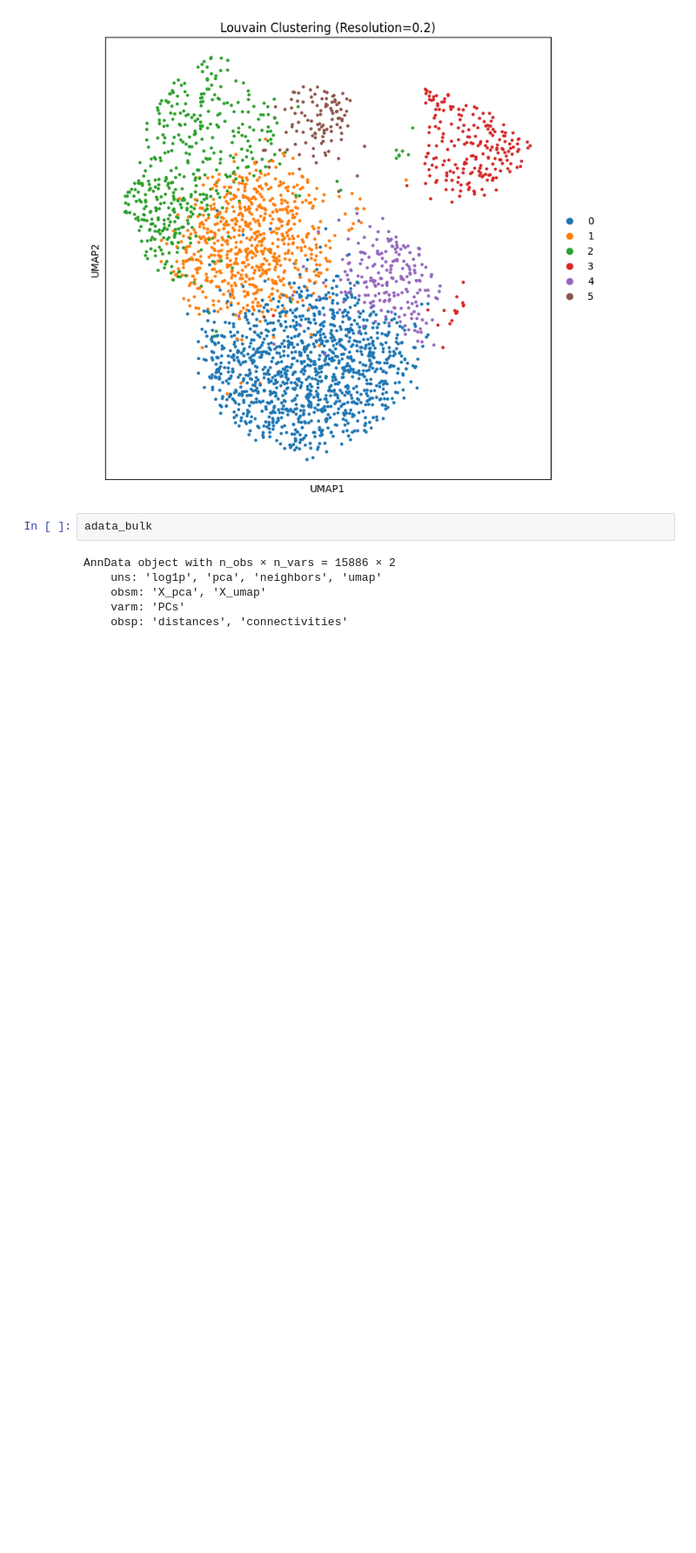
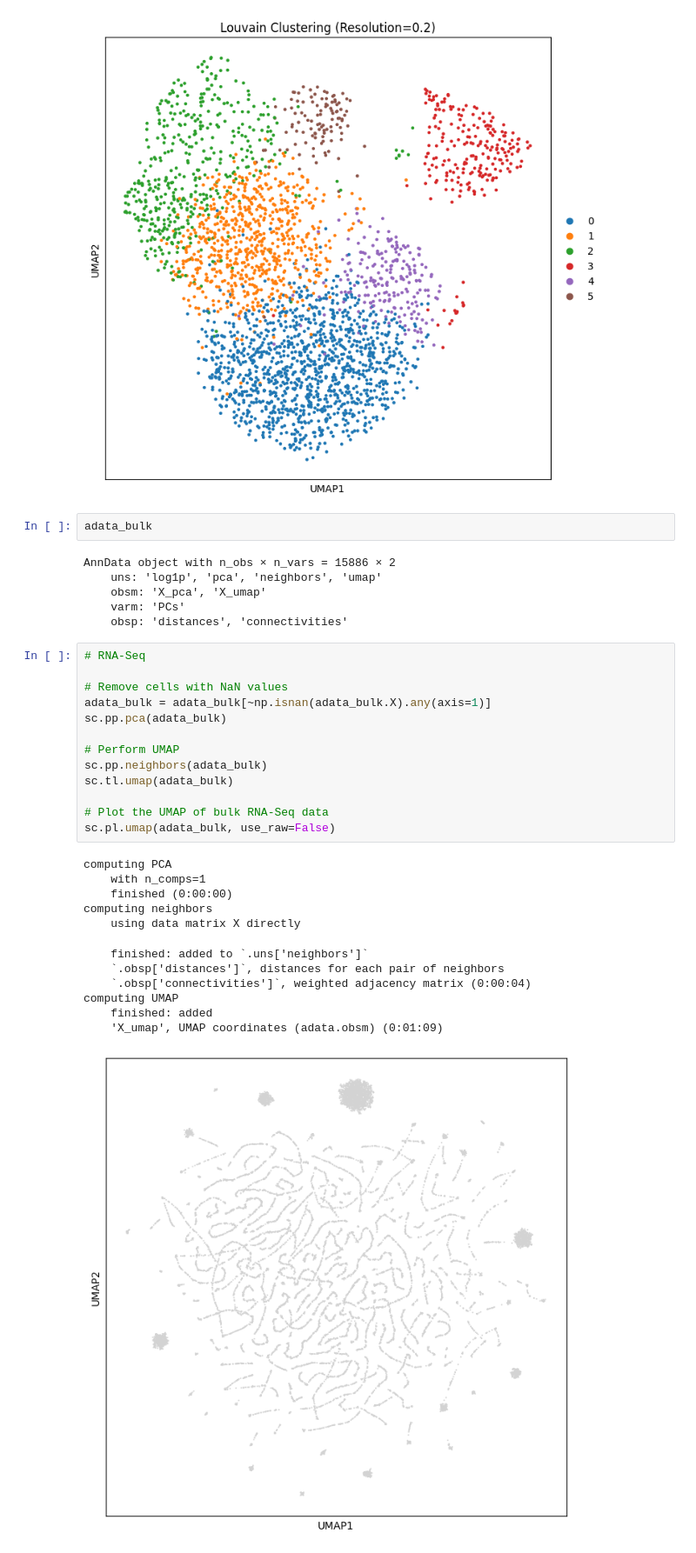
Before and after one commit to IntroductiontoBioinformaticsFall2023/intro-to-bio-sut-final-project, a Jupyter notebook: tasks/task-design-gene-ius-spotting/single-cell.ipynb, the cells around one changed output. Shown at 87% size. Drawn from its saved outputs; the diff is of its cells as text; blank space fills up the shorter version.

```diff
--- a/tasks/task-design-gene-ius-spotting/single-cell.ipynb
+++ b/tasks/task-design-gene-ius-spotting/single-cell.ipynb
@@ -619,3 +619,29 @@ AnnData object with n_obs × n_vars = 15886 × 2
     obsm: 'X_pca', 'X_umap'
     varm: 'PCs'
     obsp: 'distances', 'connectivities'
+# %%
+# RNA-Seq
+
+# Remove cells with NaN values
+adata_bulk = adata_bulk[~np.isnan(adata_bulk.X).any(axis=1)]
+sc.pp.pca(adata_bulk)
+
+# Perform UMAP
+sc.pp.neighbors(adata_bulk)
+sc.tl.umap(adata_bulk)
+
+# Plot the UMAP of bulk RNA-Seq data
+sc.pl.umap(adata_bulk, use_raw=False)
+# %% [output]
+computing PCA
+    with n_comps=1
+    finished (0:00:00)
+computing neighbors
+    using data matrix X directly
+    finished: added to `.uns['neighbors']`
+    `.obsp['distances']`, distances for each pair of neighbors
+    `.obsp['connectivities']`, weighted adjacency matrix (0:00:04)
+computing UMAP
+    finished: added
+    'X_umap', UMAP coordinates (adata.obsm) (0:01:09)
+[figure, added]
```
Also changed, not shown: parts of 1 cell of this notebook.
